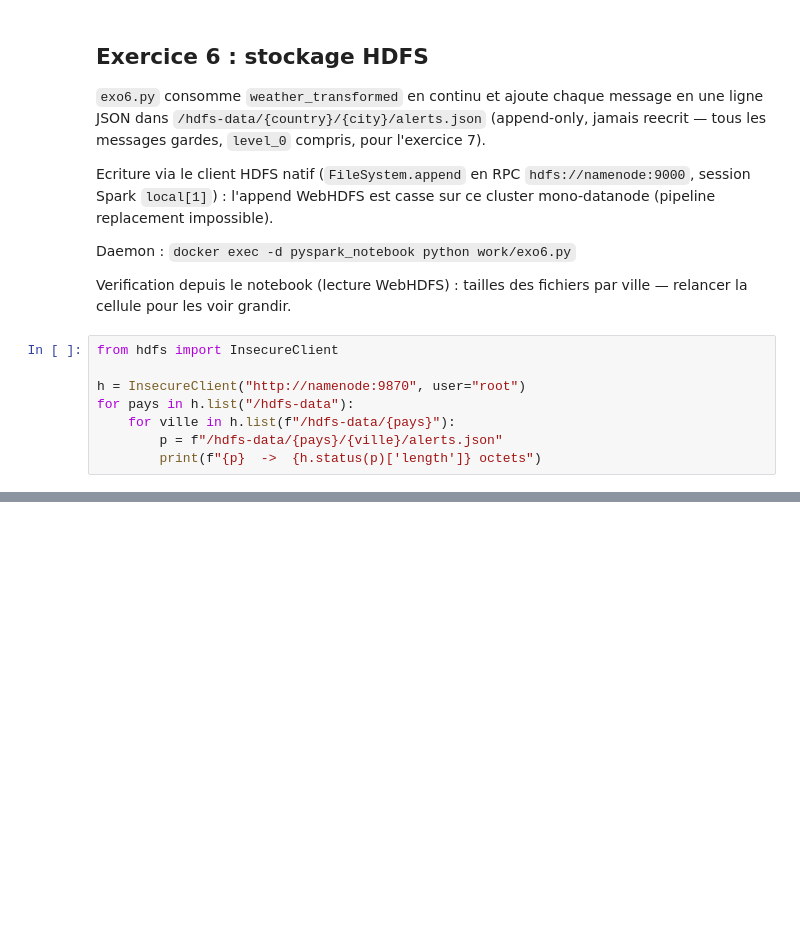
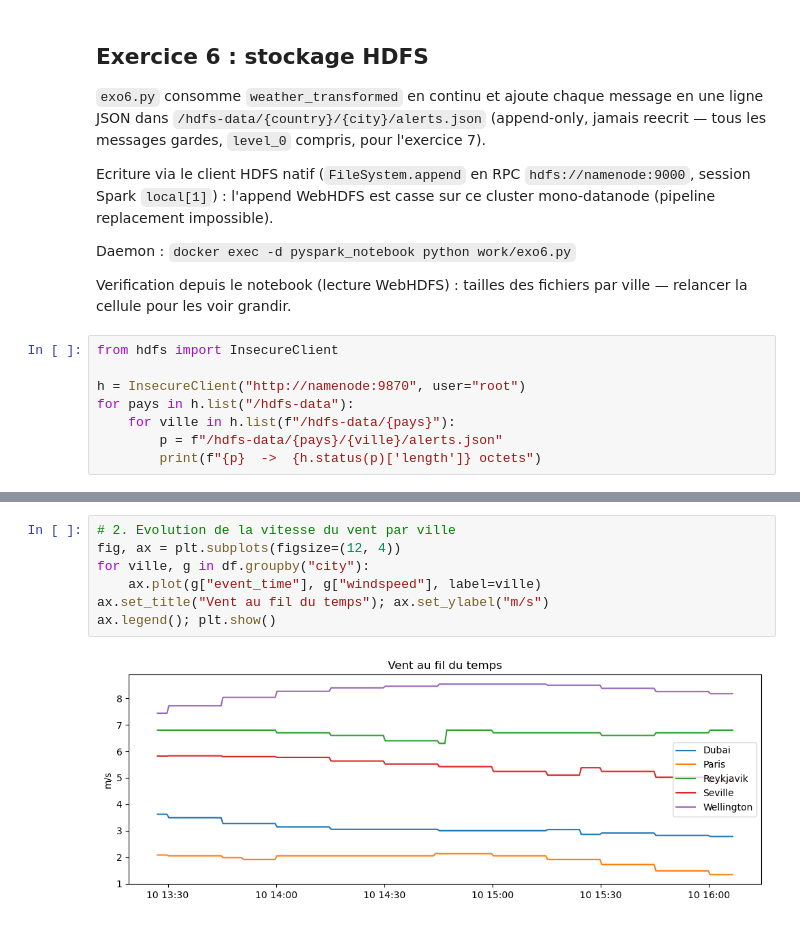
Before and after one commit to ClementBast/kafka-meteo, a Jupyter notebook: work/tp_kafka.ipynb, the cells around one changed output, grey strips where cells are left out. Saved outputs shown, nothing was run; the diff lists cells and outputs as text; blank space fills up the shorter version.

```diff
--- a/work/tp_kafka.ipynb
+++ b/work/tp_kafka.ipynb
@@ -180,0 +222,9 @@ for pays in h.list("/hdfs-data"):
+# %%
+# 2. Evolution de la vitesse du vent par ville
+fig, ax = plt.subplots(figsize=(12, 4))
+for ville, g in df.groupby("city"):
+    ax.plot(g["event_time"], g["windspeed"], label=ville)
+ax.set_title("Vent au fil du temps"); ax.set_ylabel("m/s")
+ax.legend(); plt.show()
+# %% [output]
+[figure, added]
```
Also changed, not shown: parts of 5 cells of this notebook.
